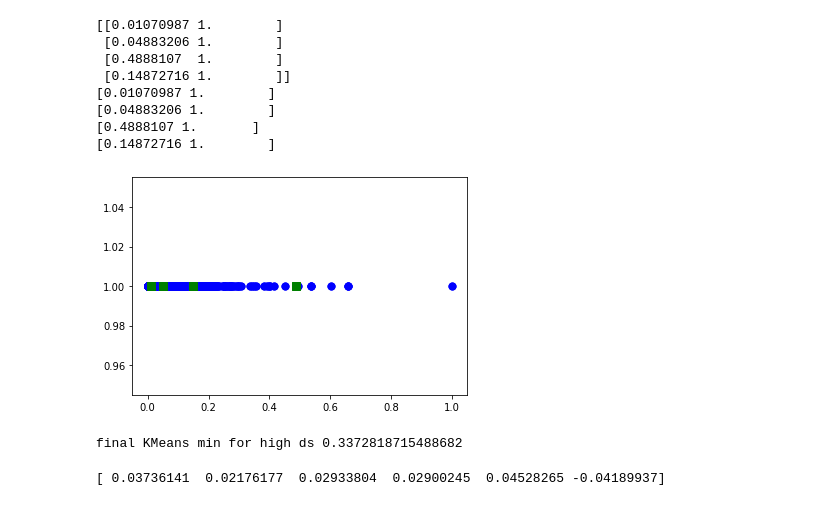
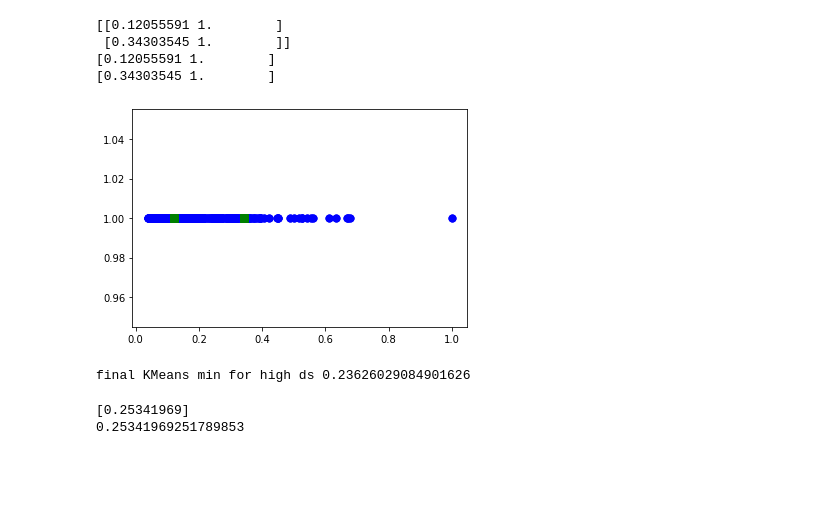
Before and after one commit to jcosto/news_summary, a Jupyter notebook: news_kmeans_discover.ipynb, the cells around one changed output. Drawn from its saved outputs; the diff is of its cells as text; code cells hidden in the pictures; blank space fills up the shorter version.

```diff
--- a/news_kmeans_discover.ipynb
+++ b/news_kmeans_discover.ipynb
@@ -129,30 +134,26 @@ plt.show()
 # %%
 from sklearn.cluster import KMeans
-Kmean = KMeans(n_clusters=4)
+Kmean = KMeans(n_clusters=2)
 Kmean.fit(X)
 
 print(Kmean.cluster_centers_)
 
 plt.scatter(X[:,0], X[:,1], s = 50, c = 'b')
 
 for i in Kmean.cluster_centers_:
     plt.scatter(i[0], i[1], s = 50, c = 'g', marker='s')
     print(i)
 plt.show()
 # %% [output]
-[[0.01070987 1.        ]
- [0.04883206 1.        ]
- [0.4888107  1.        ]
- [0.14872716 1.        ]]
-[0.01070987 1.        ]
-[0.04883206 1.        ]
-[0.4888107 1.       ]
-[0.14872716 1.        ]
+[[0.12055591 1.        ]
+ [0.34303545 1.        ]]
+[0.12055591 1.        ]
+[0.34303545 1.        ]
-[figure, old version]
+[figure, new version]
 # %%
 min_ds = 1
 for l, ds in zip(Kmean.labels_, d_scores):
-    if l == 2:
+    if l == 1:
         # print(ds)
         if min_ds > ds[0]:
             min_ds = ds[0]
@@ -160,7 +161,7 @@ print("final KMeans min for high ds", min_ds)
 
 Y = Kmean.labels_
 # %% [output]
-final KMeans min for high ds 0.3372818715488682
+final KMeans min for high ds 0.23626029084901626
 # %%
 from sklearn import svm
 
@@ -170,8 +171,10 @@ w = clf.coef_[0]
 x_0 = -clf.intercept_[0]/w[0]
 margin = w[0]
 print(clf.intercept_ / w[0] * -1)
+print(x_0)
 # %% [output]
-[ 0.03736141  0.02176177  0.02933804  0.02900245  0.04528265 -0.04189937]
+[0.25341969]
+0.25341969251789853
 # %%
 pos = list()
 neg = list()
```
Also changed, not shown: parts of 4 cells of this notebook, 10 other files.
